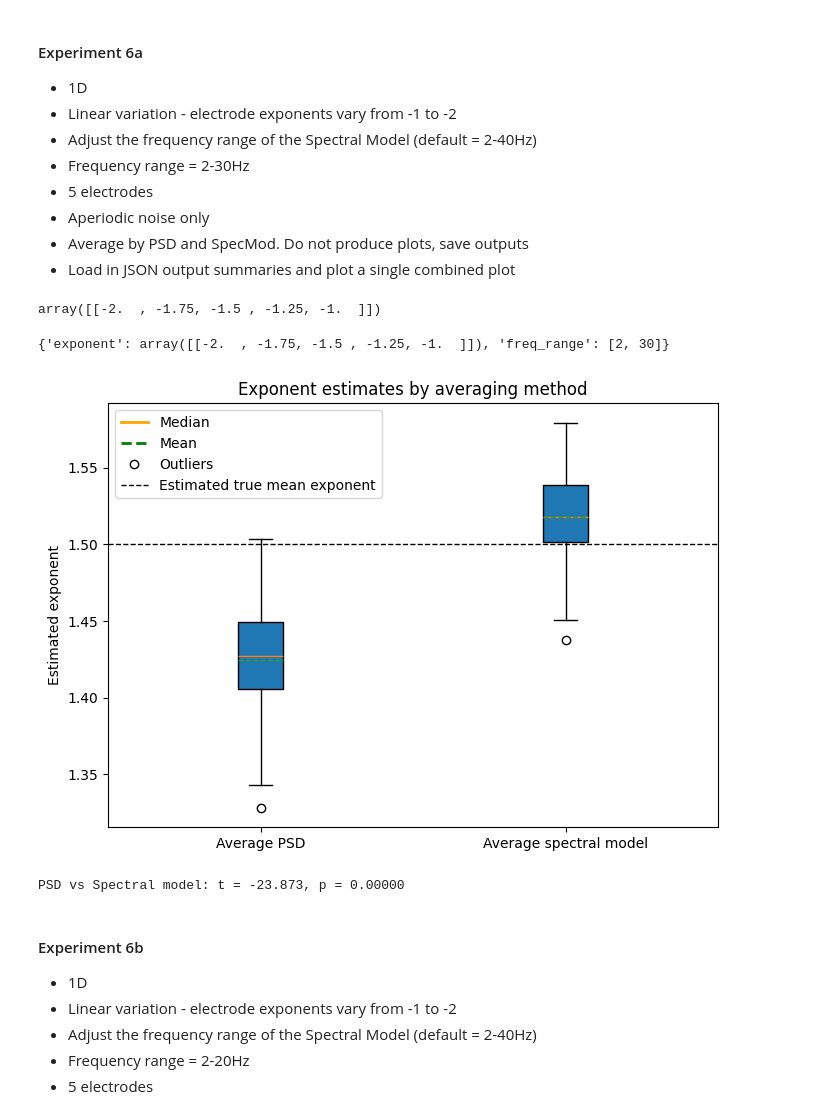
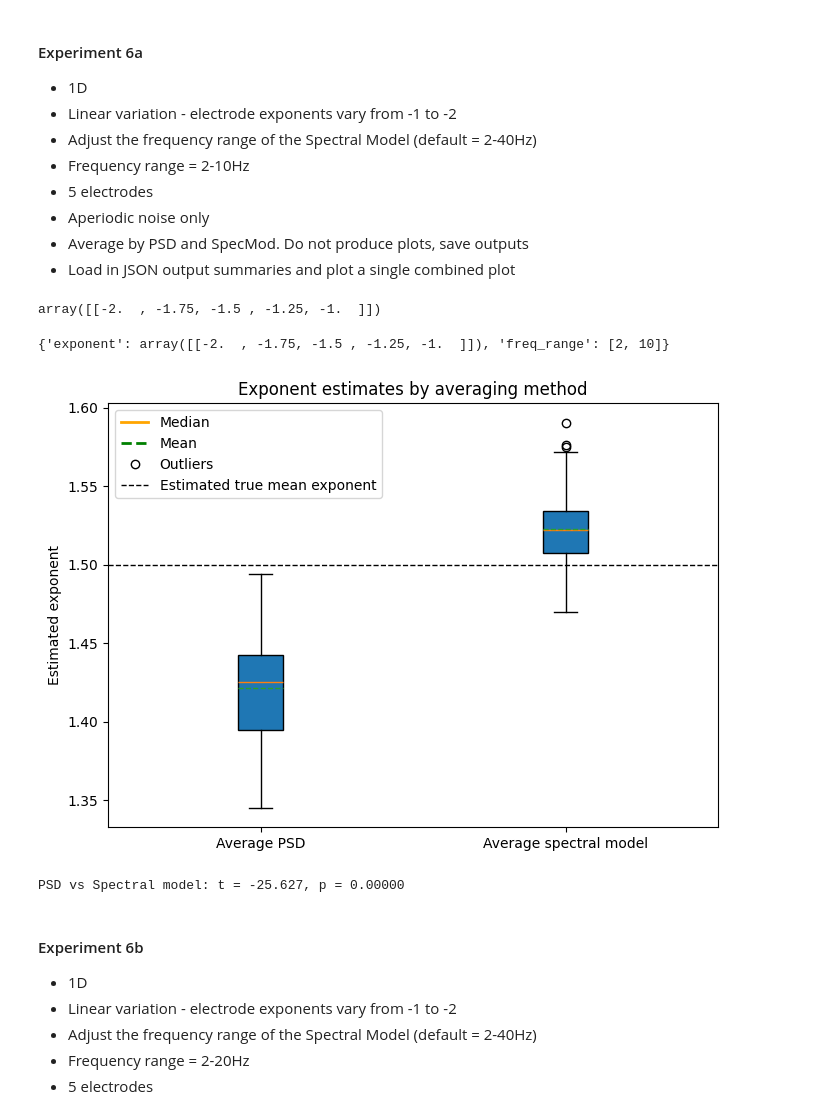
Before and after one commit to chloehooper18/DissertationSimulations, a Jupyter notebook: 07 Experiments/1D electrodes/04_experiment6.ipynb, the cells around one changed output. Drawn from its saved outputs; the diff is of its cells as text; code cells hidden in the pictures.

```diff
--- a/07 Experiments/1D electrodes/04_experiment6.ipynb
+++ b/07 Experiments/1D electrodes/04_experiment6.ipynb
@@ -3,7 +3,7 @@
 - 1D
 - Linear variation - electrode exponents vary from -1 to -2
 - Adjust the frequency range of the Spectral Model (default = 2-40Hz)
-- Frequency range = 2-30Hz
+- Frequency range = 2-10Hz
 - 5 electrodes
 - Aperiodic noise only
 - Average by PSD and SpecMod. Do not produce plots, save outputs
@@ -28,7 +28,7 @@ exp_matrix
 array([[-2.  , -1.75, -1.5 , -1.25, -1.  ]])
 # %%
 # Average the PSD
-electrodes, means, stds, errors, all_distributions, fig = sweep_electrodes_psd_2D(grid_range=[(1, 5)], exponent=exp_matrix, freq_range=[2, 30],
+electrodes, means, stds, errors, all_distributions, fig = sweep_electrodes_psd_2D(grid_range=[(1, 5)], exponent=exp_matrix, freq_range=[2, 10],
                                                               n_repeats=100, plot=False, return_full=True)
 
 exp6_result1_psd = {
@@ -40,38 +40,38 @@ with open(r"C:\Users\chloe\DissertationSimulations\Result summaries\1D electrode
     json.dump(exp6_result1_psd, f, indent=4)
 
 # Average the SpecMod
-electrodes, means, stds, errors, all_distributions, fig = sweep_electrodes_specmod_2D(grid_range=[(1, 5)], exponent=exp_matrix, freq_range=[2, 30],
+electrodes, means, stds, errors, all_distributions, fig = sweep_electrodes_specmod_2D(grid_range=[(1, 5)], exponent=exp_matrix, freq_range=[2, 10],
                                                               n_repeats=100, plot=False, return_full=True)
 
 exp6_result2_specmod = {
     "electrodes": electrodes.tolist(),
     "all_distributions": [d.tolist() for d in all_distributions]
 }
 
 with open(r"C:\Users\chloe\DissertationSimulations\Result summaries\1D electrodes\exp6results2_specmod_exp_matrix_cols_-1-2.json", "w") as f:
     json.dump(exp6_result2_specmod, f, indent=4)
 
 # Loading summaries and combining into a single plot
 summary_paths = [
     r"C:\Users\chloe\DissertationSimulations\Result summaries\1D electrodes\exp6results1_psd_exp_matrix_cols_-1-2.json",
     r"C:\Users\chloe\DissertationSimulations\Result summaries\1D electrodes\exp6results2_specmod_exp_matrix_cols_-1-2.json"
 ]
 
 labels = [
     "Average PSD",
     "Average spectral model"
 ]
 
 fig, ax = plot_summary_boxplots(
     summary_paths=summary_paths,
     labels=labels,
     true_mean_exp=np.mean(-exp_matrix)
 )
 
 fig.savefig(r"C:\Users\chloe\DissertationSimulations\Figures\1D electrodes\Combined plots\exp6_combined_plot_1D_exp_matrix_cols_-1-2.png", dpi=300, bbox_inches="tight")
 # %% [output]
-{'exponent': array([[-2.  , -1.75, -1.5 , -1.25, -1.  ]]), 'freq_range': [2, 30]}
+{'exponent': array([[-2.  , -1.75, -1.5 , -1.25, -1.  ]]), 'freq_range': [2, 10]}
-[figure, old version]
+[figure, new version]
 # %%
 # Paired t-tests
 with open(r"C:\Users\chloe\DissertationSimulations\Result summaries\1D electrodes\exp6results1_psd_exp_matrix_cols_-1-2.json") as f:
@@ -86,7 +86,7 @@ spec = np.array(spec_data["all_distributions"][0])
 t, p = ttest_rel(psd, spec)
 print(f"PSD vs Spectral model: t = {t:.3f}, p = {p:.5f}")
 # %% [output]
-PSD vs Spectral model: t = -23.873, p = 0.00000
+PSD vs Spectral model: t = -25.627, p = 0.00000
 # %% [markdown]
 #### Experiment 6b
 - 1D
```
Also changed, not shown: parts of 11 cells of this notebook, 4 other files.
